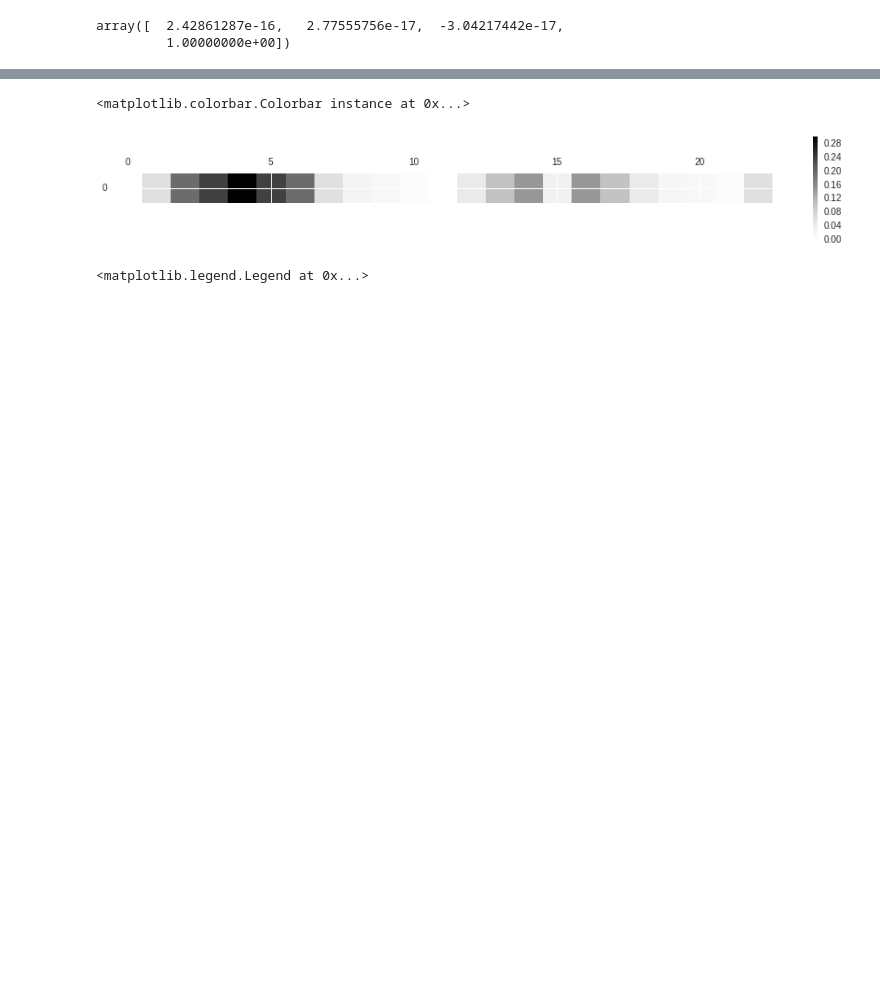
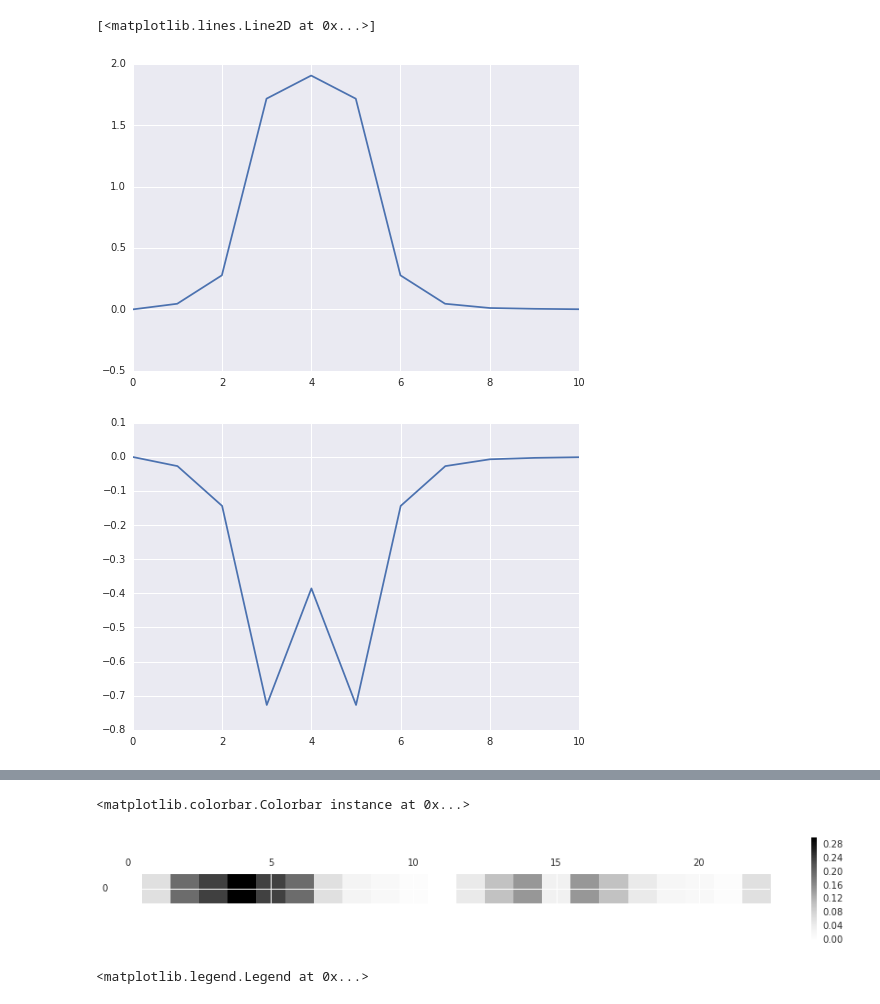
Before and after one commit to HaeffnerLab/trapsim, a Jupyter notebook: gapless/cct_A_trap-multi.ipynb, the cells around one changed output, grey strips where cells are left out. Drawn from its saved outputs; the diff is of its cells as text; code cells hidden in the pictures; blank space fills up the shorter version.

```diff
--- a/gapless/cct_A_trap-multi.ipynb
+++ b/gapless/cct_A_trap-multi.ipynb
@@ -71,7 +71,7 @@ r = [xp,yp,zp]
 for en in elec_name:
     i = int(en)
     w.set_voltage(en, 1)
-    a = w.compute_total_dc_potential
+    #a = w.compute_total_dc_potential
     aa = w.dc_electrode_dict[en]
     v = aa.compute_voltage(r)
     w.set_voltage(en, 0)
@@ -101,10 +101,11 @@ for en in elec_name:
     vdict[en] = z4
     vdict1[en] = u2
     mult_arr[i,:] = [Ex/1e3,Ey/1e3,Ez/1e3,u2/1e6,z4/1e15]
+    w.set_voltage(en, 0.)
 # %%
 shorted = [0,11]
 mult_arr[shorted,:] = 0
-useM = 4
+useM = 5
 C = []
 for mult in range(useM):
     B = np.zeros(useM)
@@ -112,8 +113,15 @@ for mult in range(useM):
     A = np.linalg.lstsq(mult_arr[:,0:useM].transpose(),B)[0]
     C.append(A)
 C = array(C)
-# %%
-dot(C[3,:], mult_arr[:,0:4])
-# %% [output]
-array([  2.42861287e-16,   2.77555756e-17,  -3.04217442e-17,
-         1.00000000e+00])
+# %%
+mult_num = 0
+figure()
+plot(C[mult_num,0:11])
+figure()
+plot(C[mult_num, 11:22])
+#print C[0,0:10]
+#print C[0,10]
+# %% [output]
+[<matplotlib.lines.Line2D at 0x...>]
+[figure, added]
+[figure, added]
```
Also changed, not shown: parts of 11 cells of this notebook, 5 other files.
